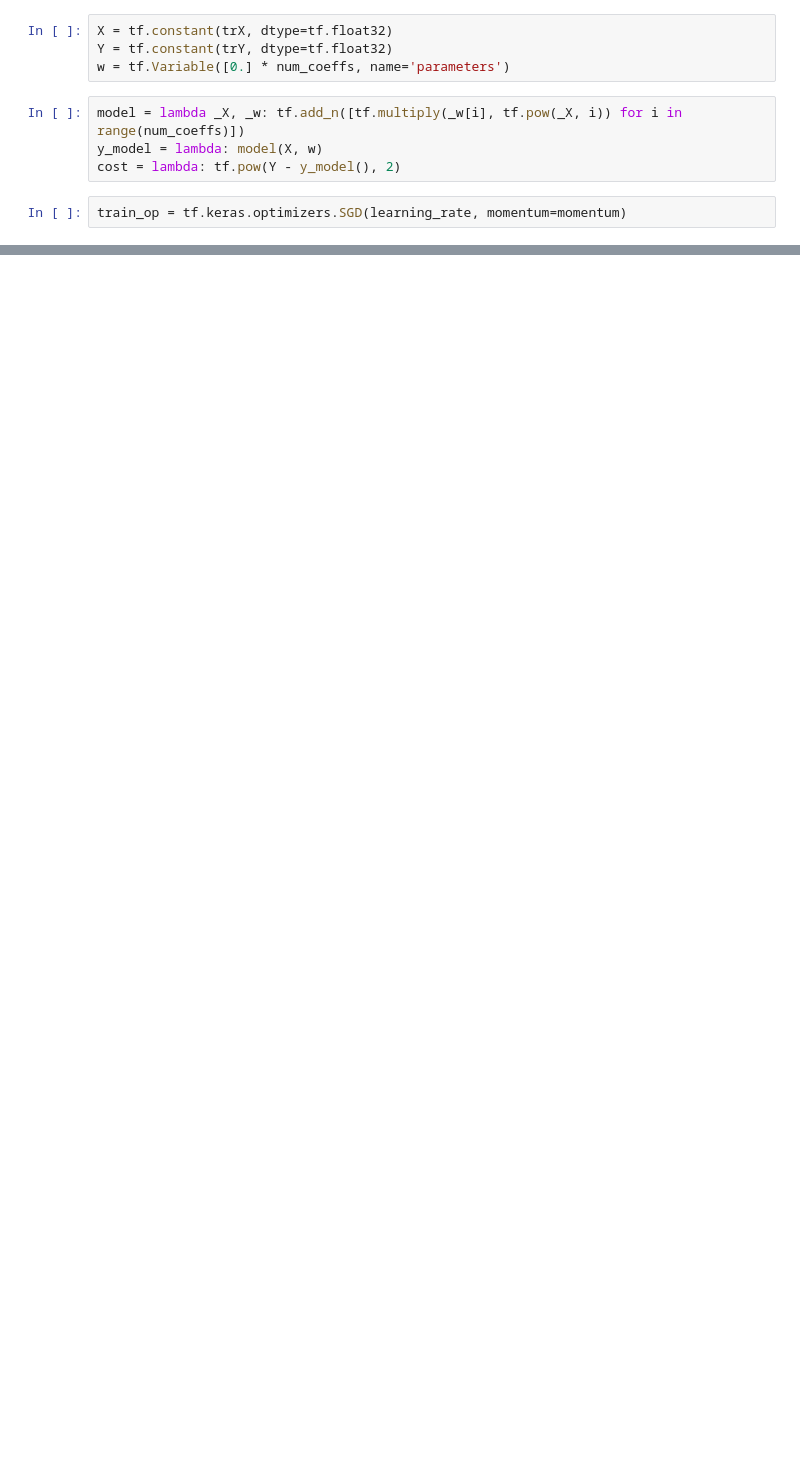
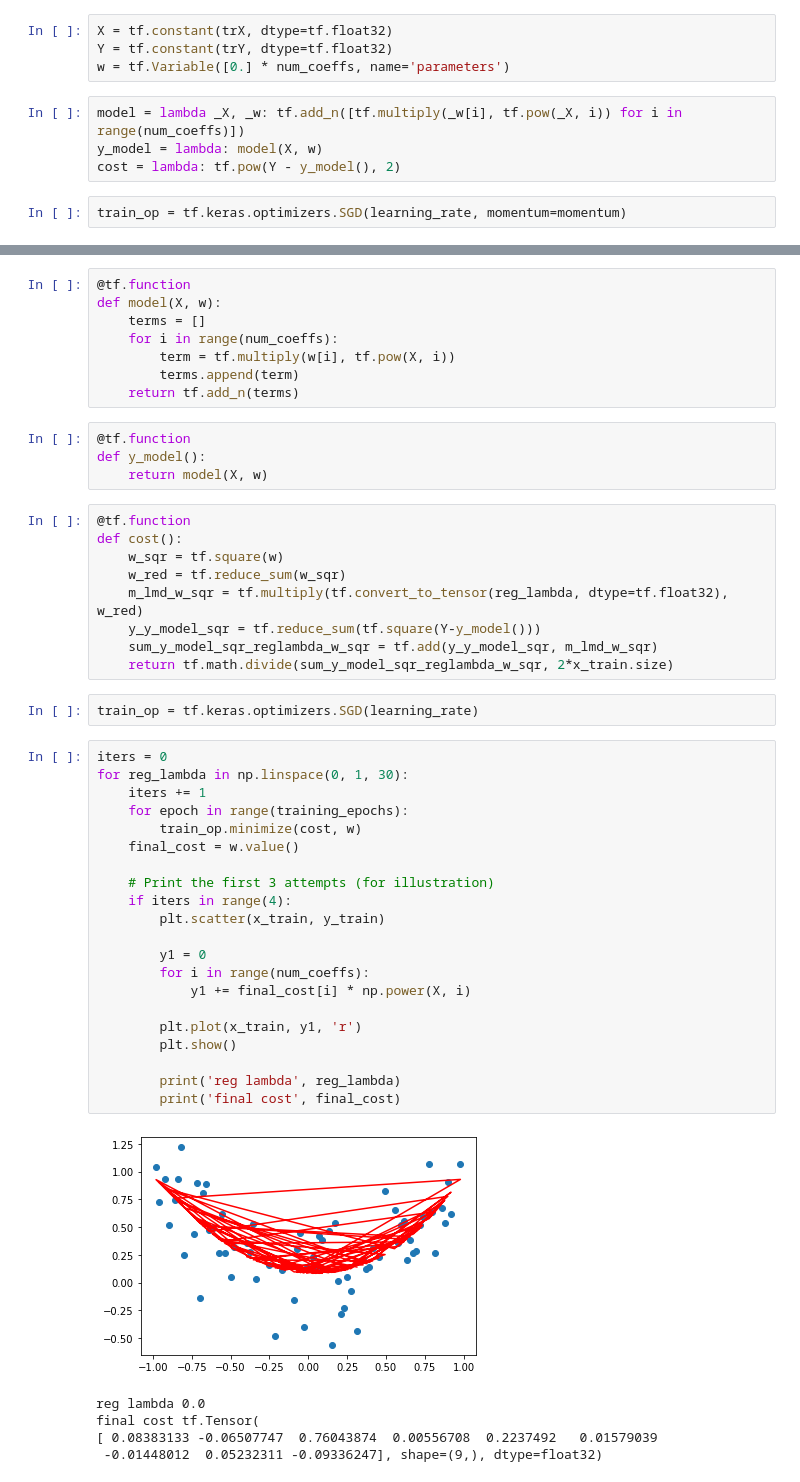
Before and after one commit to aflores/my-binder-notebooks, a Jupyter notebook: ch03-highlights.ipynb, the cells around one changed output, grey strips where cells are left out. Drawn from its saved outputs; the diff is of its cells as text; blank space fills up the shorter version.

```diff
--- a/ch03-highlights.ipynb
+++ b/ch03-highlights.ipynb
@@ -113,0 +163,50 @@ plt.show()
+# %%
+@tf.function
+def model(X, w):
+    terms = []
+    for i in range(num_coeffs):
+        term = tf.multiply(w[i], tf.pow(X, i))
+        terms.append(term)
+    return tf.add_n(terms)
+# %%
+@tf.function
+def y_model():
+    return model(X, w)
+# %%
+@tf.function
+def cost():
+    w_sqr = tf.square(w)
+    w_red = tf.reduce_sum(w_sqr)
+    m_lmd_w_sqr = tf.multiply(tf.convert_to_tensor(reg_lambda, dtype=tf.float32), w_red)
+    y_y_model_sqr = tf.reduce_sum(tf.square(Y-y_model()))
+    sum_y_model_sqr_reglambda_w_sqr = tf.add(y_y_model_sqr, m_lmd_w_sqr)
+    return tf.math.divide(sum_y_model_sqr_reglambda_w_sqr, 2*x_train.size)
+# %%
+train_op = tf.keras.optimizers.SGD(learning_rate)
+# %%
+iters = 0
+for reg_lambda in np.linspace(0, 1, 30):
+    iters += 1
+    for epoch in range(training_epochs):
+        train_op.minimize(cost, w)
+    final_cost = w.value()
+
+    # Print the first 3 attempts (for illustration)
+    if iters in range(4):
+        plt.scatter(x_train, y_train)
+
+        y1 = 0
+        for i in range(num_coeffs):
+            y1 += final_cost[i] * np.power(X, i)
+
+        plt.plot(x_train, y1, 'r')
+        plt.show()
+
+        print('reg lambda', reg_lambda)
+        print('final cost', final_cost)
+# %% [output]
+[figure, added]
+reg lambda 0.0
+final cost tf.Tensor(
+[ 0.08383133 -0.06507747  0.76043874  0.00556708  0.2237492   0.01579039
+ -0.01448012  0.05232311 -0.09336247], shape=(9,), dtype=float32)
```
Also changed, not shown: parts of 19 cells of this notebook.
